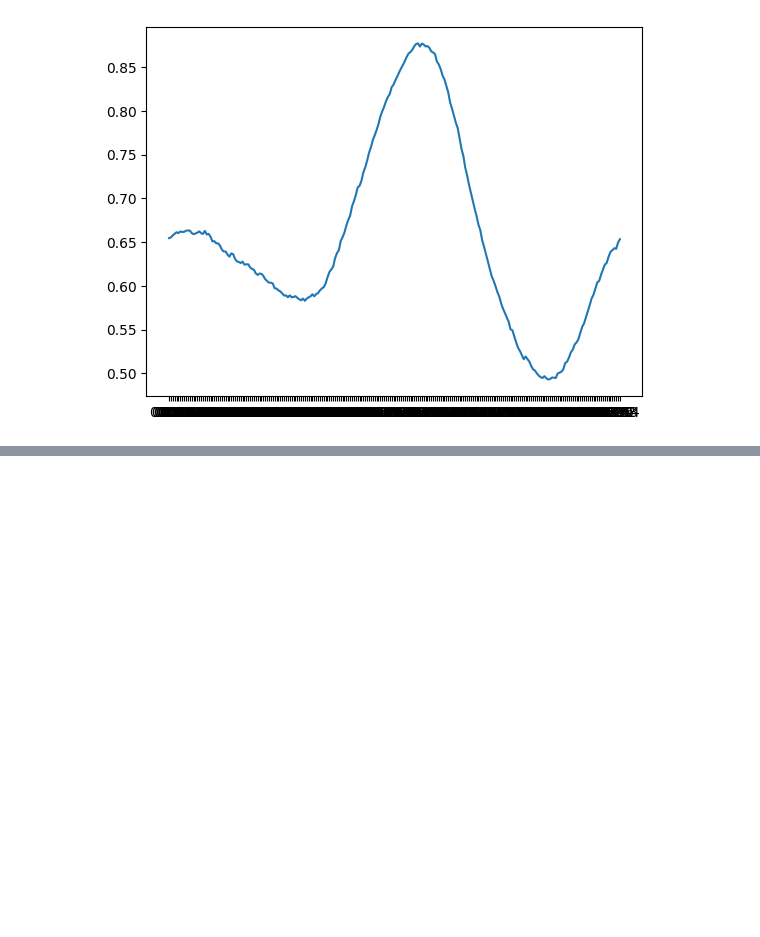
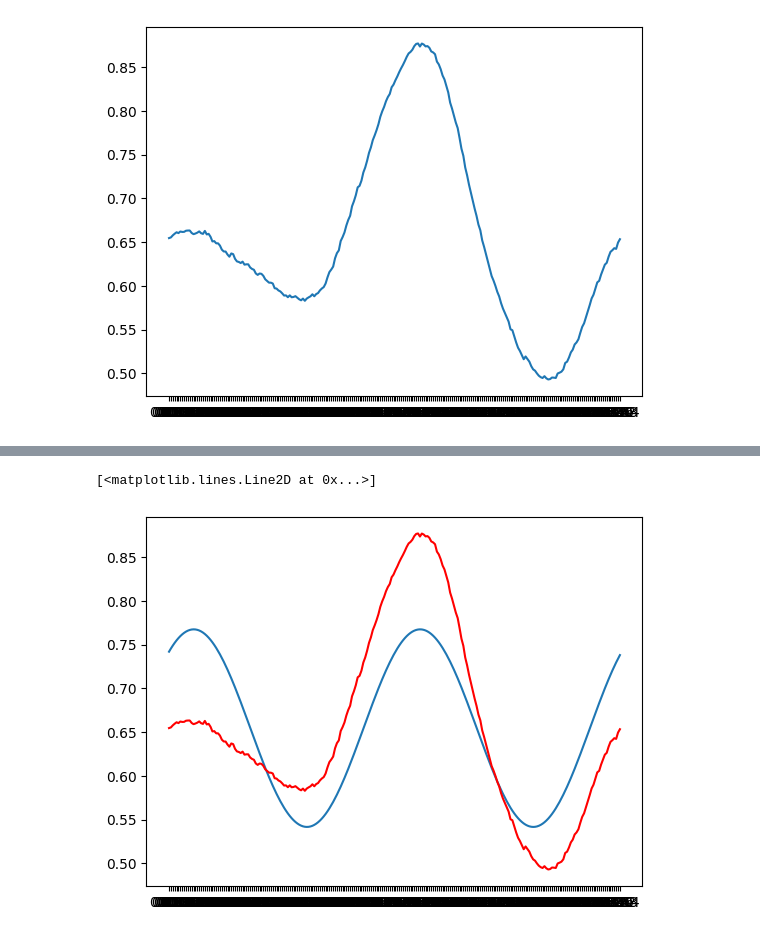
Before and after one commit to Ignacio0viedo/Analisis-de-mareas, a Jupyter notebook: tp Analisis Numerico.ipynb, the cells around one changed output, grey strips where cells are left out. Saved outputs shown, nothing was run; the diff lists cells and outputs as text; code cells hidden in the pictures; blank space fills up the shorter version.

```diff
--- a/tp Analisis Numerico.ipynb
+++ b/tp Analisis Numerico.ipynb
@@ -107,0 +181,43 @@ tiempos
+# %%
+frecuencia_angular = 2 * np.pi / len(promedios_por_hora)
+interior_coseno = frecuencia_angular * frecuencia_mayor
+
+fis = []
+fi1 = []
+fi2 = []
+fi3 = []
+for i in range(0,len(tiempos),1):
+    fi1.append(1)
+    fi2.append(np.cos(interior_coseno*i))
+    fi3.append(np.sin(interior_coseno*i))
+
+fis.append(fi1)
+fis.append(fi2)
+fis.append(fi3)
+fis.append(promedios_por_hora)
+
+pseudo_productos = calculador_pseudo_productos(fis)
+
+matriz_fi = armador_matriz_fis(pseudo_productos,3)
+matriz_f = armador_matriz_f(pseudo_productos,3)
+matriz_c = armador_matriz_c(3)
+
+inversa_matriz_fi = np.linalg.inv(matriz_fi)
+
+matriz_c = inversa_matriz_fi * matriz_f
+
+cs = np.array(matriz_c)
+
+f = []
+x = []
+for i in range(0,240,1):
+    x.append(i)
+    f.append(cs[0] + cs[1]*np.cos(interior_coseno*i) + cs[2]*np.sin(interior_coseno*i))
+
+f = np.squeeze(f)
+
+plt.plot(x,f)
+plt.plot(tiempos,promedios_por_hora, color="red")
+# %% [output]
+[<matplotlib.lines.Line2D at 0x...>]
+[figure, added]
```
Also changed, not shown: parts of 59 cells of this notebook.
